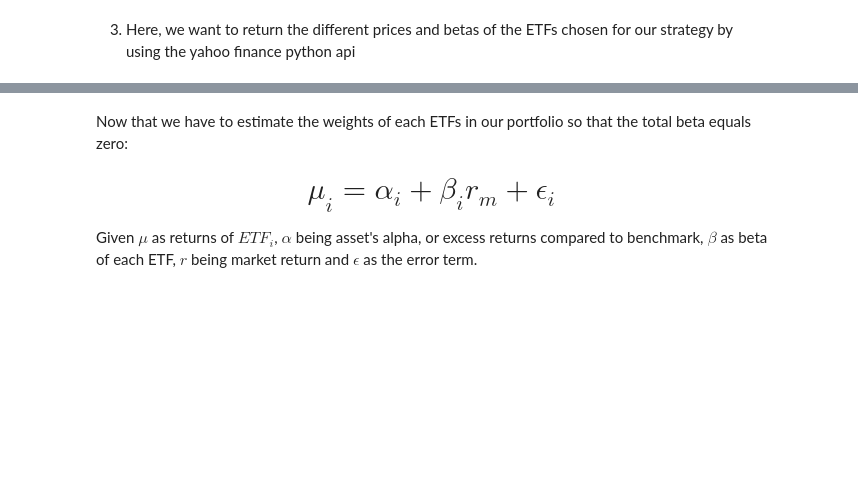
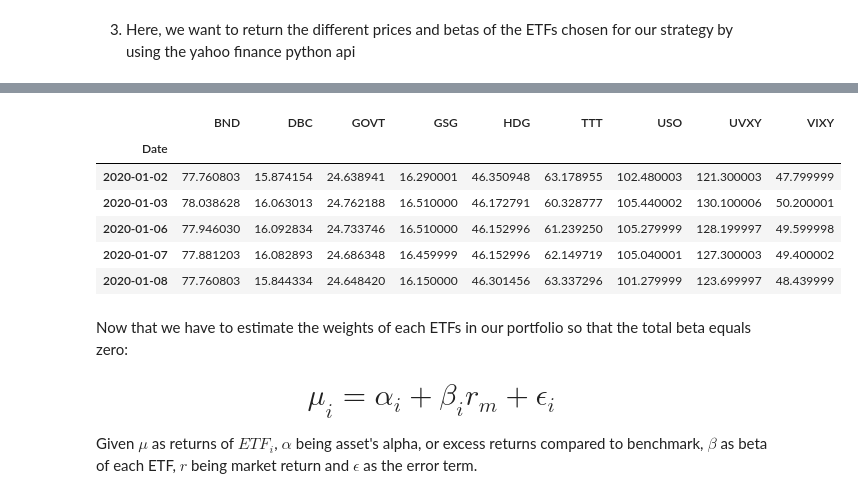
Before and after one commit to CoffeeBeans007/BETANEUT_yt, a Jupyter notebook: BetaNeutral.ipynb, the cells around one changed output, grey strips where cells are left out. Cells and saved outputs as stored; diff of their text form; code cells hidden in the pictures; blank space fills up the shorter version.

```diff
--- a/BetaNeutral.ipynb
+++ b/BetaNeutral.ipynb
@@ -77,3 +86,13 @@ returns=prices.pct_change().dropna()
+# %%
+prices.head()
+# %% [output]
+|  | BND | DBC | GOVT | GSG | HDG | TTT | USO | UVXY | VIXY |
+| Date |  |  |  |  |  |  |  |  |  |
+| 2020-01-02 | 77.760803 | 15.874154 | 24.638941 | 16.290001 | 46.350948 | 63.178955 | 102.480003 | 121.300003 | 47.799999 |
+| 2020-01-03 | 78.038628 | 16.063013 | 24.762188 | 16.510000 | 46.172791 | 60.328777 | 105.440002 | 130.100006 | 50.200001 |
+| 2020-01-06 | 77.946030 | 16.092834 | 24.733746 | 16.510000 | 46.152996 | 61.239250 | 105.279999 | 128.199997 | 49.599998 |
+| 2020-01-07 | 77.881203 | 16.082893 | 24.686348 | 16.459999 | 46.152996 | 62.149719 | 105.040001 | 127.300003 | 49.400002 |
+| 2020-01-08 | 77.760803 | 15.844334 | 24.648420 | 16.150000 | 46.301456 | 63.337296 | 101.279999 | 123.699997 | 48.439999 |
 # %% [markdown]
 Now that we have to estimate the weights of each ETFs in our portfolio so that the total beta equals zero:
 # <center>$$\mu_{i}=\alpha_{i}+\beta_{i}r_{m}+\epsilon_{i}$$
```
Also changed, not shown: parts of 28 cells of this notebook.
